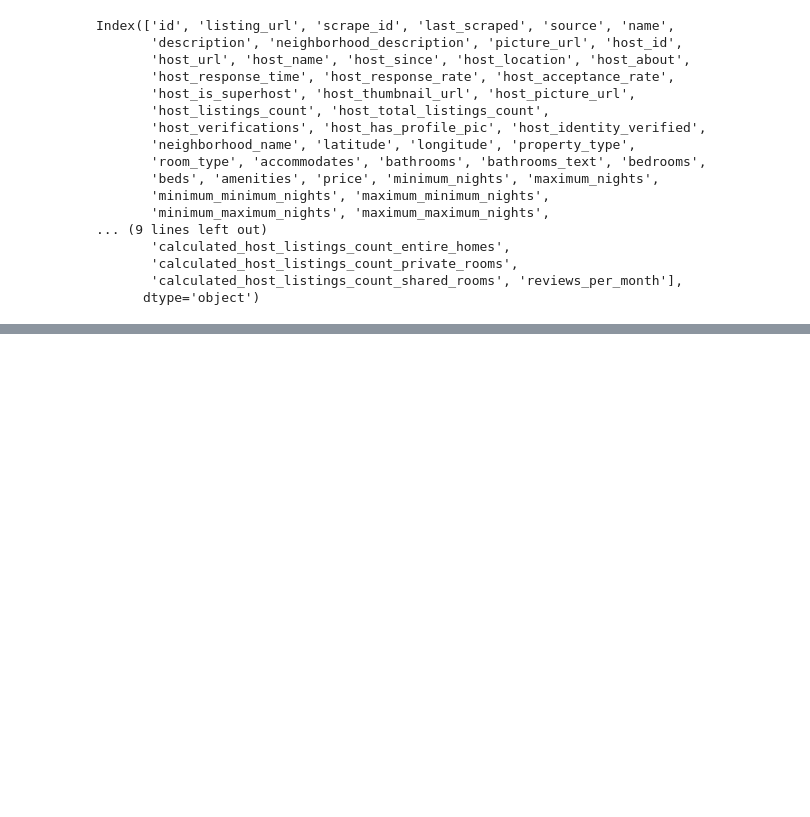
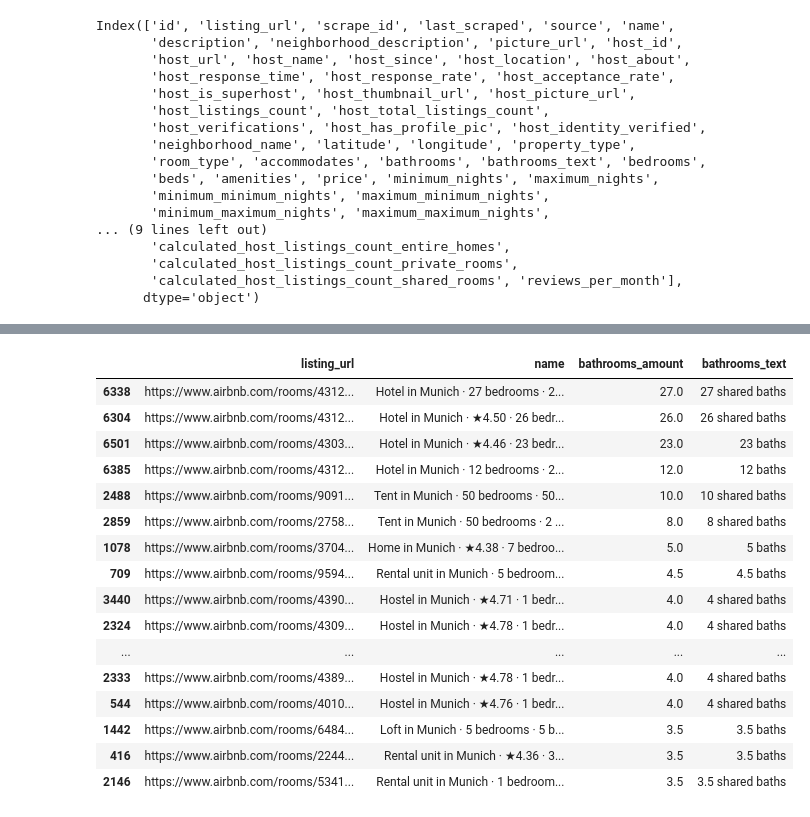
Before and after one commit to eugsa/airbnb_munich, a Jupyter notebook: airbnb_munich.ipynb, the cells around one changed output, grey strips where cells are left out. Saved outputs shown, nothing was run; the diff lists cells and outputs as text; code cells hidden in the pictures; blank space fills up the shorter version.

Commit message:
Clean and explore number of bathroom data

```diff
--- a/airbnb_munich.ipynb
+++ b/airbnb_munich.ipynb
@@ -2,8 +2,8 @@
 import pandas as pd
 
 dataset_path = '../data/'
-filename = 'listings.csv'
-listings_df = pd.read_csv(dataset_path + filename)
+listings_filename = 'listings.csv'
+listings_df = pd.read_csv(dataset_path + listings_filename)
 print(listings_df.columns)
 # %% [output]
 Index(['id', 'listing_url', 'scrape_id', 'last_scraped', 'source', 'name',
@@ -135,0 +187,7 @@ Name: picture_url, dtype: object
+# %%
+columns_drop = [
+  'bathrooms',
+  'bedrooms'
+]
+listings_df.drop(columns=columns_drop, inplace=True)
+listings_df.columns
@@ -135,0 +261,19 @@ Name: picture_url, dtype: object
+# %%
+# Clean the bathroom count
+print(listings_df.bathrooms_text.apply(type).value_counts())
+
+def extract_number_bathroom(bathroom_text):
+  if isinstance(bathroom_text, float):
+    return 0.0
+  elif (len(bathroom_text.split(' ')) == 1 and bathroom_text.split(' ')[0].lower() == 'half-bath') or (len(bathroom_text.split(' ')) > 1 and bathroom_text.split(' ')[1].lower() == 'half-bath'):
+    return 0.5
+  return float(bathroom_text.split(' ')[0])
+
+listings_df['bathrooms_amount'] = listings_df.bathrooms_text.apply(extract_number_bathroom)
+listings_df.bathrooms_amount.value_counts()
+test = listings_df[
+  (listings_df.bathrooms_amount == 'Half-bath') | (listings_df.bathrooms_amount == 'Shared') | (listings_df.bathrooms_amount == 'Private')
+  ]
+
+print(len(test))
+listings_df[['bathrooms_amount', 'bathrooms_text']].sample(n=100)
@@ -135,0 +299,21 @@ Name: picture_url, dtype: object
+# %%
+# Exploring the high count of bathrooms
+listings_df.sort_values(by='bathrooms_amount', ascending=False)[['listing_url', 'name', 'bathrooms_amount', 'bathrooms_text']].head(20)
+# %% [output]
+|  | listing_url | name | bathrooms_amount | bathrooms_text |
+| 6338 | https://www.airbnb.com/rooms/4312... | Hotel in Munich · 27 bedrooms · 2... | 27.0 | 27 shared baths |
+| 6304 | https://www.airbnb.com/rooms/4312... | Hotel in Munich · ★4.50 · 26 bedr... | 26.0 | 26 shared baths |
+| 6501 | https://www.airbnb.com/rooms/4303... | Hotel in Munich · ★4.46 · 23 bedr... | 23.0 | 23 baths |
+| 6385 | https://www.airbnb.com/rooms/4312... | Hotel in Munich · 12 bedrooms · 2... | 12.0 | 12 baths |
+| 2488 | https://www.airbnb.com/rooms/9091... | Tent in Munich · 50 bedrooms · 50... | 10.0 | 10 shared baths |
+| 2859 | https://www.airbnb.com/rooms/2758... | Tent in Munich · 50 bedrooms · 2 ... | 8.0 | 8 shared baths |
+| 1078 | https://www.airbnb.com/rooms/3704... | Home in Munich · ★4.38 · 7 bedroo... | 5.0 | 5 baths |
+| 709 | https://www.airbnb.com/rooms/9594... | Rental unit in Munich · 5 bedroom... | 4.5 | 4.5 baths |
+| 3440 | https://www.airbnb.com/rooms/4390... | Hostel in Munich · ★4.71 · 1 bedr... | 4.0 | 4 shared baths |
+| 2324 | https://www.airbnb.com/rooms/4309... | Hostel in Munich · ★4.78 · 1 bedr... | 4.0 | 4 shared baths |
+| ... | ... | ... | ... | ... |
+| 2333 | https://www.airbnb.com/rooms/4389... | Hostel in Munich · ★4.78 · 1 bedr... | 4.0 | 4 shared baths |
+| 544 | https://www.airbnb.com/rooms/4010... | Hostel in Munich · ★4.76 · 1 bedr... | 4.0 | 4 shared baths |
+| 1442 | https://www.airbnb.com/rooms/6484... | Loft in Munich · 5 bedrooms · 5 b... | 3.5 | 3.5 baths |
+| 416 | https://www.airbnb.com/rooms/2244... | Rental unit in Munich · ★4.36 · 3... | 3.5 | 3.5 baths |
+| 2146 | https://www.airbnb.com/rooms/5341... | Rental unit in Munich · 1 bedroom... | 3.5 | 3.5 shared baths |
```
Also changed, not shown: parts of 9 cells of this notebook.
